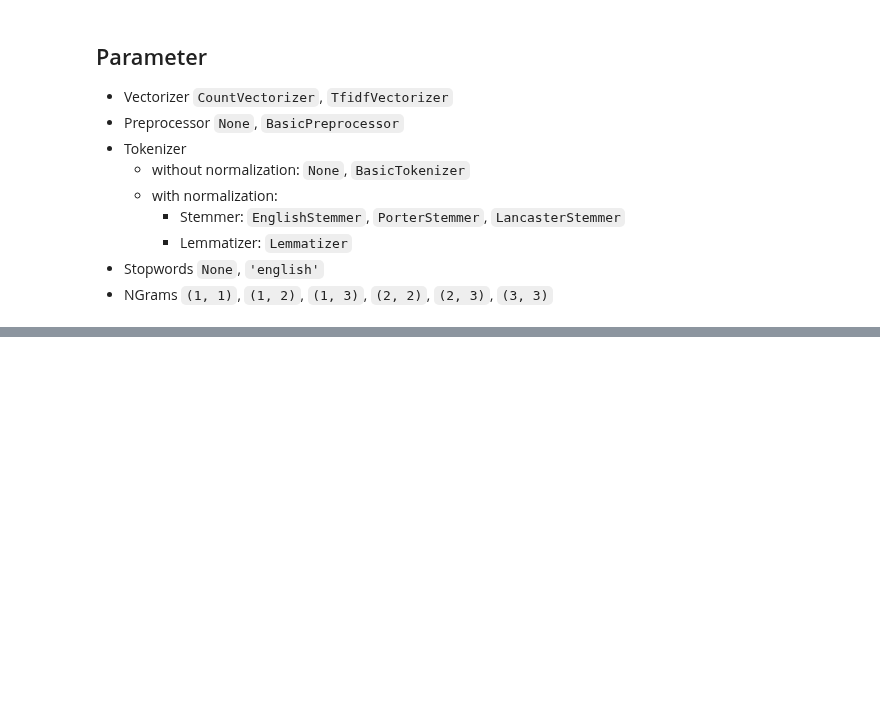
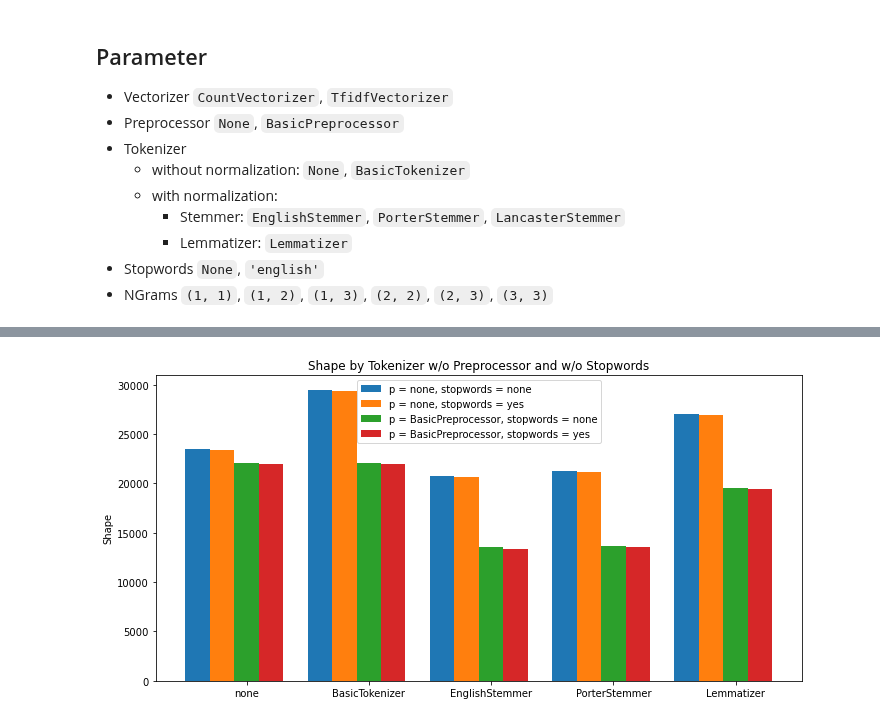
Before and after one commit to gefei-htw/academia_tag_recommender, a Jupyter notebook: notebooks/Preprocessing.ipynb, the cells around one changed output, grey strips where cells are left out. Drawn from its saved outputs; the diff is of its cells as text; code cells hidden in the pictures; blank space fills up the shorter version.

```diff
--- a/notebooks/Preprocessing.ipynb
+++ b/notebooks/Preprocessing.ipynb
@@ -49,12 +53,12 @@ unigrams = [result for result in results if result['n_grams'] == '(1, 1)']
 bigrams = [result for result in results if result['n_grams'] == '(2, 2)']
 trigrams = [result for result in results if result['n_grams'] == '(3, 3)']
 # %%
-def plotBarchart(feature):
+def plot_barchart(feature):
     labels = ['none', 'BasicTokenizer', 'EnglishStemmer', 'PorterStemmer', 'Lemmatizer']
-    stopwords_with_p = []
-    no_stopwords_with_p = []
-    stopwords_without_p = []
-    no_stopwords_without_p = []
+    stopwords_with_p = np.arange(len(labels))
+    no_stopwords_with_p = np.arange(len(labels))
+    stopwords_without_p = np.arange(len(labels))
+    no_stopwords_without_p = np.arange(len(labels))
     for label in labels:
         for unigram in unigrams:
             if unigram['v'] == 'CountVectorizer':
@@ -62,16 +66,17 @@ def plotBarchart(feature):
                     value = unigram[feature]
                     if feature == 'shape':
                         value = value[1]
+                    index = labels.index(label)
                     if unigram['stopwords'] == 'yes':
                         if unigram['p'] == 'BasicPreprocessor':
-                            stopwords_with_p.append(value)
+                            stopwords_with_p[index] = value
                         else:
-                            stopwords_without_p.append(value)
+                            stopwords_without_p[index] = value
                     else:
                         if unigram['p'] == 'BasicPreprocessor':
-                            no_stopwords_with_p.append(value)
+                            no_stopwords_with_p[index] = value
                         else:
-                            no_stopwords_without_p.append(value)
+                            no_stopwords_without_p[index] = value
 
     x = np.arange(len(labels))
     width = 0.20
@@ -92,5 +97,7 @@ def plotBarchart(feature):
 
     plt.show()
 # %%
-plotBarchart('shape')
+plot_barchart('shape')
+# %% [output]
+[figure, added]
 # %%
```
Also changed, not shown: parts of 4 cells of this notebook, 4 other files.
